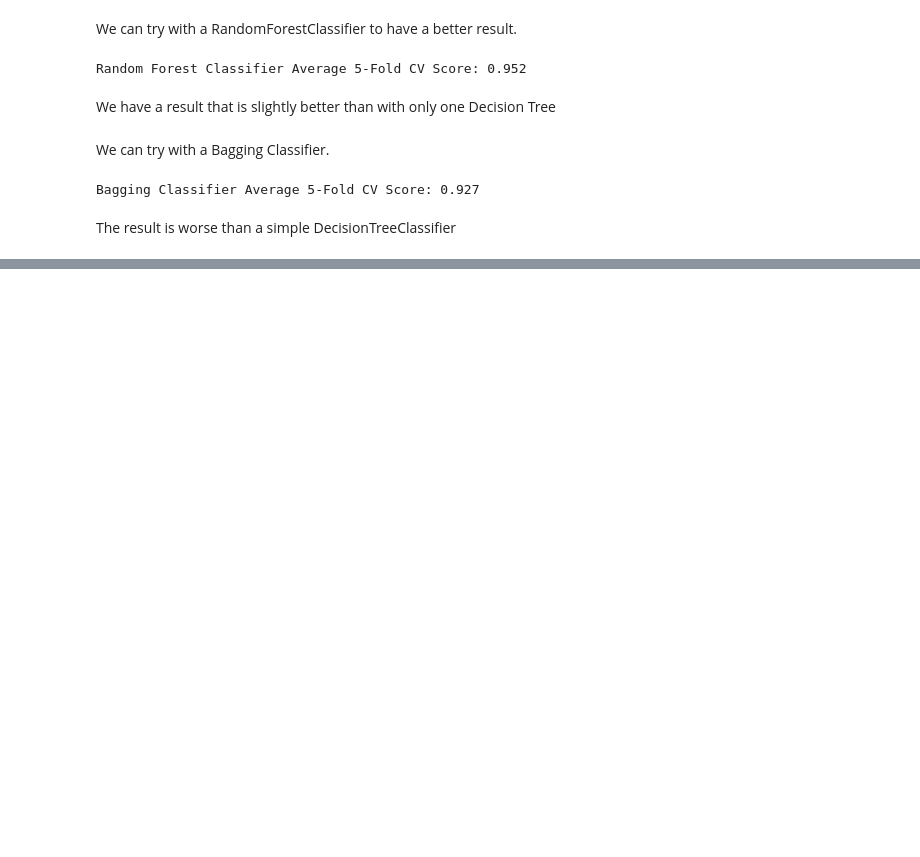
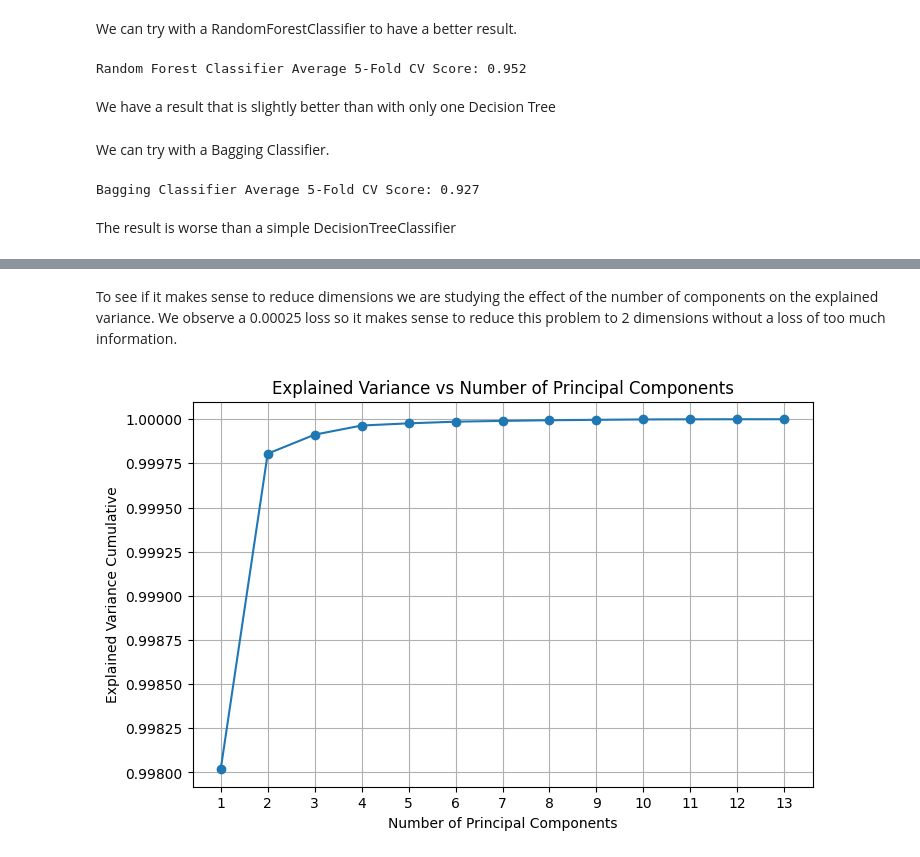
Before and after one commit to arthurl7389/WineAnalyzeML, a Jupyter notebook: model.ipynb, the cells around one changed output, grey strips where cells are left out. Drawn from its saved outputs; the diff is of its cells as text; code cells hidden in the pictures; blank space fills up the shorter version.

```diff
--- a/model.ipynb
+++ b/model.ipynb
@@ -692,0 +721,29 @@ The result is worse than a simple DecisionTreeClassifier
+# %% [markdown]
+To see if it makes sense to reduce dimensions we are studying the effect of the number of components on the explained variance. We observe a 0.00025 loss so it makes sense to reduce this problem to 2 dimensions without a loss of too much information.
+# %%
+# PCA Explained Variance Plot
+
+X = wine.copy()
+
+explained_variances = []
+
+#  Calculate explained variance for 1 to 13 components
+for i in range(1, 14):
+    pca = PCA(n_components=i)
+    pca.fit(X)
+    explained_variances.append(np.sum(pca.explained_variance_ratio_))
+
+# Number of components
+components = np.arange(1, 14)
+
+# --- Plot ---
+plt.figure(figsize=(8,5))
+plt.plot(components, explained_variances, marker='o')
+plt.title("Explained Variance vs Number of Principal Components")
+plt.xlabel("Number of Principal Components")
+plt.ylabel("Explained Variance Cumulative")
+plt.xticks(components)
+plt.grid(True)
+plt.show()
+# %% [output]
+[figure, added]
```
Also changed, not shown: parts of 3 cells of this notebook, 1 other file.
